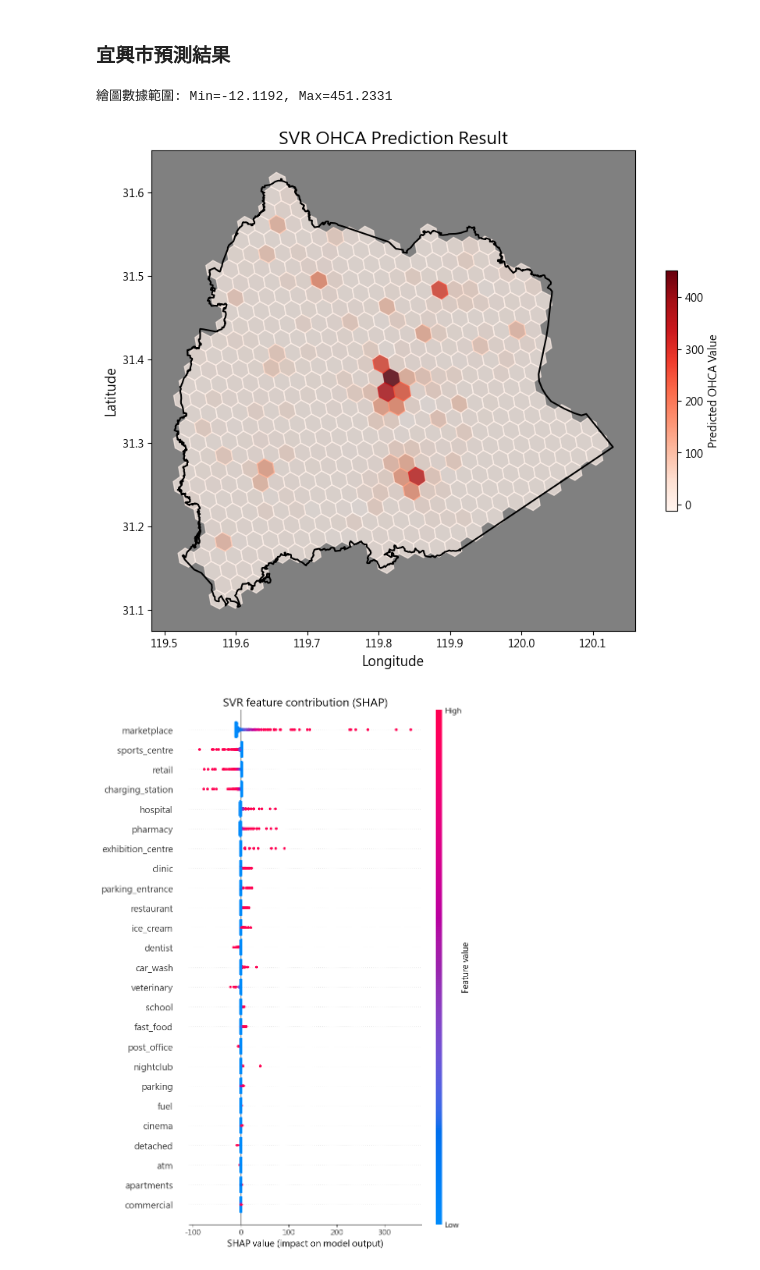
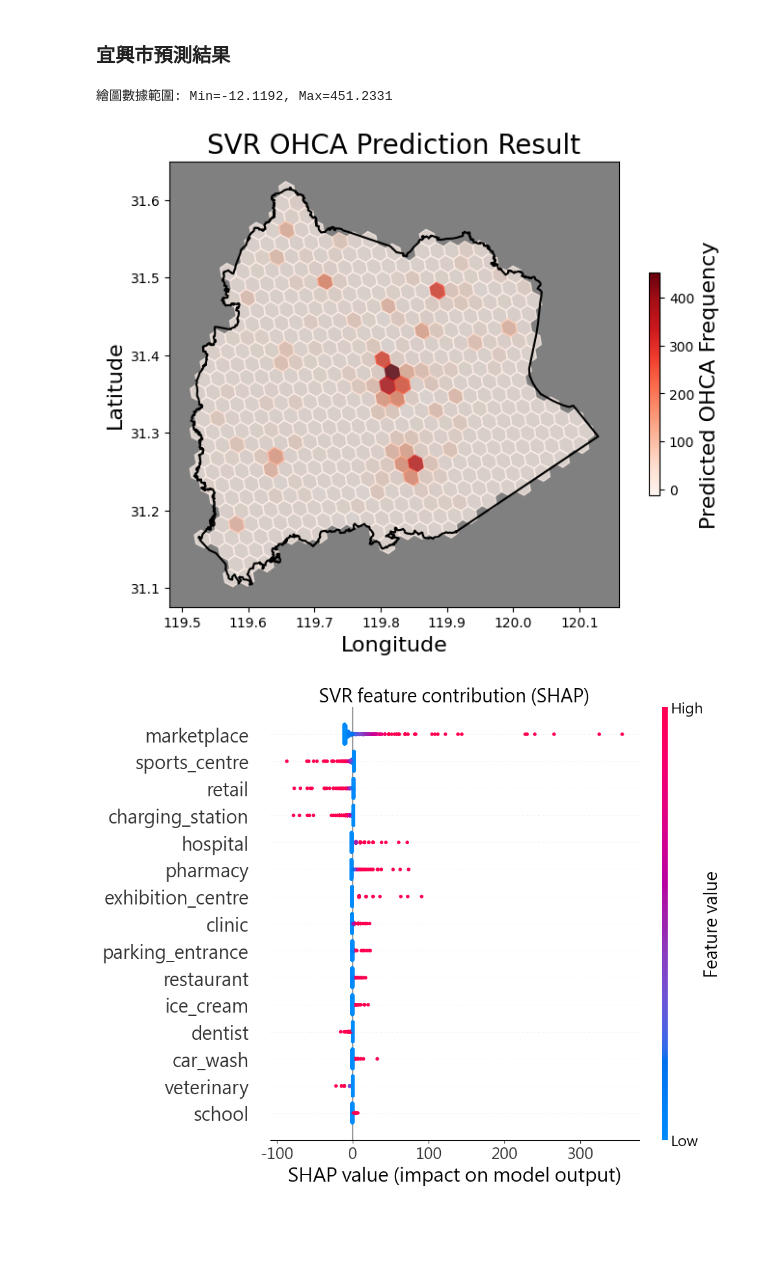
Before and after one commit to giraffeiscute/Yi-xing-city-OHCA-loctaion-prediction, a Jupyter notebook: SVR_yixing.ipynb, the cells around one changed output. Drawn from its saved outputs; the diff is of its cells as text; code cells hidden in the pictures; blank space fills up the shorter version.

```diff
--- a/SVR_yixing.ipynb
+++ b/SVR_yixing.ipynb
@@ -183,7 +183,7 @@ print(f"繪圖數據範圍: Min={vmin_val:.4f}, Max={vmax_val:.4f}")
 # ---------------------------------------------------------
 # Step 2: 開始繪圖
 # ---------------------------------------------------------
-fig, ax = plt.subplots(figsize=(10, 8))
+fig, ax = plt.subplots(figsize=(8, 6))
 color_norm = mcolors.Normalize(vmin=vmin_val, vmax=vmax_val)
 
 # Step 3: 繪製每個網格
@@ -206,52 +206,68 @@ districts.boundary.plot(ax=ax, edgecolor='black', linewidth=1.5, zorder=10)
 sm = plt.cm.ScalarMappable(cmap=plt.cm.Reds, norm=color_norm)
 sm.set_array([])
 cbar = fig.colorbar(sm, ax=ax, orientation='vertical', shrink=0.5)
-cbar.set_label('Predicted OHCA Value')
+cbar.set_label('Predicted OHCA Frequency', fontsize=16)
 
 # Step 5: 設定地圖細節
-ax.set_xlabel('Longitude', fontsize=12)
-ax.set_ylabel('Latitude', fontsize=12)
-ax.set_title('SVR OHCA Prediction Result', fontsize=16)
+ax.set_xlabel('Longitude', fontsize=16)
+ax.set_ylabel('Latitude', fontsize=16)
+ax.set_title('SVR OHCA Prediction Result', fontsize=20)
 ax.set_facecolor('grey')
 
 ax.autoscale_view()
+plt.savefig("SVR_OHCA_Prediction_Result.pdf", format="pdf", bbox_inches="tight")
+
 plt.show()
-
-# fig.savefig('Prediction_Result_yixing.png', dpi=300)
 # %% [output]
 繪圖數據範圍: Min=-12.1192, Max=451.2331
-[figure, old version]
+[figure, new version]
 # %%
 import shap
 import matplotlib.pyplot as plt
 
 # --- 設定中文字型 (確保標籤顯示正常) ---
 plt.rcParams['font.sans-serif'] = ['Microsoft JhengHei']
 plt.rcParams['axes.unicode_minus'] = False
 
 # 使用 SHAP 解釋模型 (LinearExplainer 適用於 SVR)
 explainer = shap.LinearExplainer(svr, X_yixing_input)
 
 # 計算 SHAP 值
-shap_values_test = explainer.shap_values(X_yixing_input)*ohca_reguli_inverse
-
+shap_values_test = explainer.shap_values(X_yixing_input) * ohca_reguli_inverse
 feature_names = X_yixing.columns
 
-# --- 建立圖表並加入標題 ---
-plt.figure(figsize=(10, 8)) # 可以視需求調整圖表大小
+# --- 建立圖表 ---
 
-# 1. show=False: 暫停顯示，讓我們可以加標題
-shap.summary_plot(shap_values_test,
-                  X_yixing_input,
-                  feature_names=feature_names,
-                  max_display=25,
-                  show=False)
+# 畫圖 (維持 show=False，方便後續手動調整)
+shap.summary_plot(
+    shap_values_test,
+    X_yixing_input,
+    feature_names=feature_names,
+    max_display=15,
+    show=False,
+    plot_size=(10, 8)
+)
 
-# 2. 加入標題 (依據您的變數名稱，我將標題改為 SVR)
-plt.title("SVR feature contribution (SHAP)", fontsize=16)
+# --- 1. 強制放大下方的 X 軸標籤 ---
+plt.xlabel("SHAP value (impact on model output)", fontsize=21)
 
-# 3. 顯示圖表
+# --- 2. 強制放大右側 Colorbar 的標籤與刻度 ---
+fig = plt.gcf()
+for ax in fig.axes:
+    if ax.get_ylabel() == "Feature value":
+        ax.set_ylabel("Feature value", fontsize=19)
+        ax.tick_params(labelsize=16)  # Low / High 字體
+
+# --- 3. 標題 ---
+plt.title("SVR feature contribution (SHAP)", fontsize=20)
+
+# --- 4. 座標軸範圍與字體 ---
+# 你可依 SVR 的 SHAP 分佈再微調範圍；先沿用你前一張圖的設定
+plt.xticks(fontsize=17)
+plt.yticks(fontsize=20)  # 特徵名稱字體
+
 plt.tight_layout()
+plt.savefig("SVR_SHAP_Result.pdf", format="pdf", bbox_inches="tight")
 plt.show()
 # %% [output]
-[figure, old version]
+[figure, new version]
```
Also changed, not shown: 17 other files.
